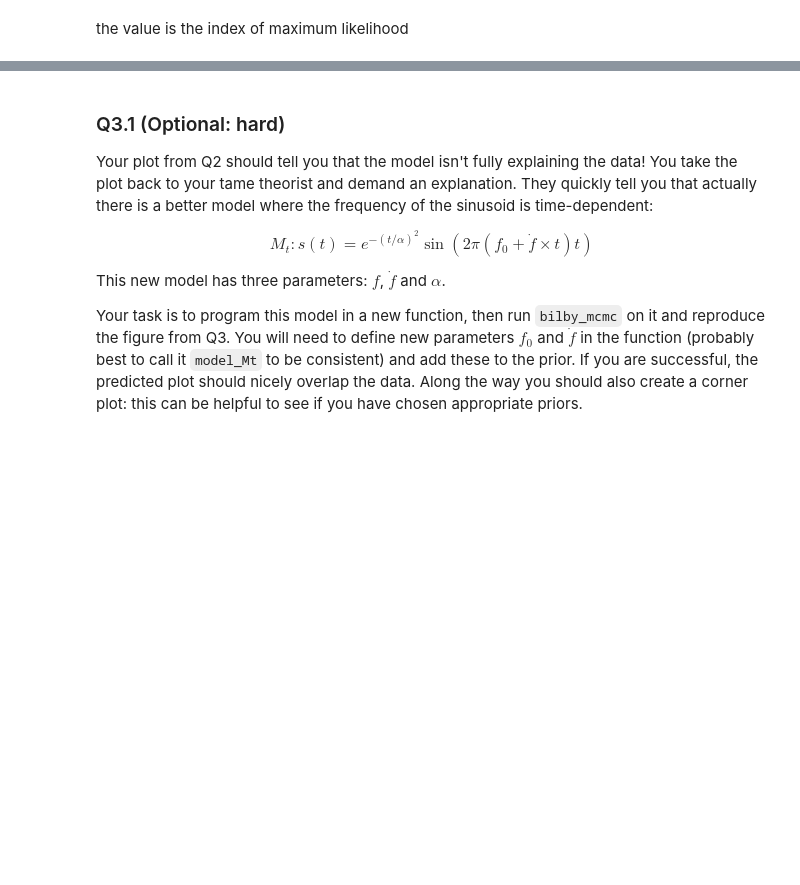
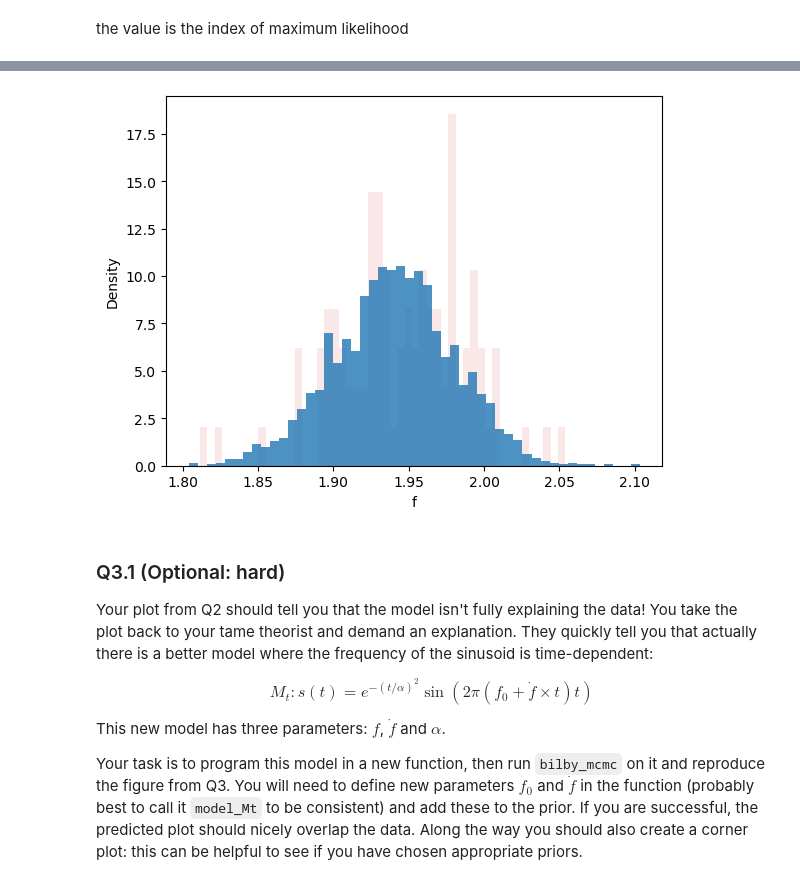
Before and after one commit to tankolhe/odw-2024, a Jupyter notebook: Tutorials/Day_3/Tuto_3.1_Introduction_to_parameter_estimation.ipynb, the cells around one changed output, grey strips where cells are left out. Drawn from its saved outputs; the diff is of its cells as text; code cells hidden in the pictures; blank space fills up the shorter version.

```diff
--- a/Tutorials/Day_3/Tuto_3.1_Introduction_to_parameter_estimation.ipynb
+++ b/Tutorials/Day_3/Tuto_3.1_Introduction_to_parameter_estimation.ipynb
@@ -457,5 +458,13 @@ for i in range(1,101):
 
 [100 rows x 4 columns]
+# %%
+fig, ax = plt.subplots()
+ax.hist(freq_samples, density=True, bins=50, label="Rejection Sampling", alpha=0.8)
+ax.hist(result_Ms.posterior.sample(i)["freq"], density=True, bins=50,color = 'C3',zorder = -100,alpha=0.1)
+ax.set(xlabel="f", ylabel="Density")
+plt.show()
+# %% [output]
+[figure, added]
 # %% [markdown]
 ### Q3.1 (Optional: hard)
 Your plot from Q2 should tell you that the model isn't  fully explaining the data! You take the plot back to your tame theorist and demand an explanation. They quickly tell you that actually there is a better model where the frequency of the sinusoid is time-dependent:
```
Also changed, not shown: parts of 18 cells of this notebook, 1 other file.
